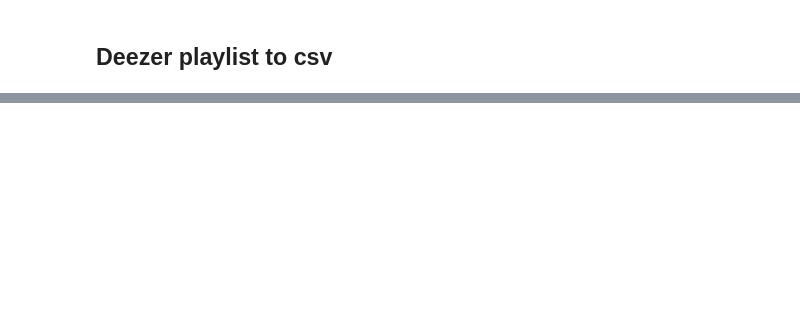
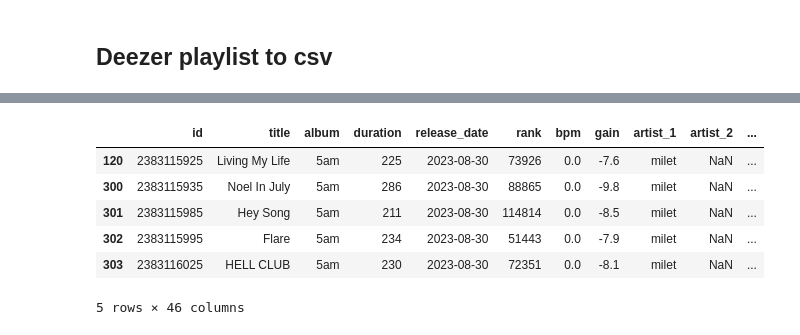
Before and after one commit to bloonsboy/discordboy, a Jupyter notebook: deezeer_extract.ipynb, the cells around one changed output, grey strips where cells are left out. Drawn from its saved outputs; the diff is of its cells as text; code cells hidden in the pictures; blank space fills up the shorter version.

```diff
--- a/deezeer_extract.ipynb
+++ b/deezeer_extract.ipynb
@@ -123,0 +178,24 @@ artist_summary
+# %%
+# Create a dictionary to map artist names to their order in artist_summary
+artist_order = {artist: i for i, artist in enumerate(artist_summary['artist'])}
+
+# Define a function to get the minimum order of artists in a track
+def get_min_artist_order(row):
+  artist_orders = [artist_order.get(row[artist], float('inf')) for artist in artist_columns if row[artist] in artist_order]
+  return min(artist_orders) if artist_orders else float('inf')
+
+# Apply the function to df_tracks to get the order for each track
+df_tracks['artist_order'] = df_tracks.apply(get_min_artist_order, axis=1)
+
+# Sort df_tracks by the artist_order
+df_tracks_sorted = df_tracks.sort_values(by=['artist_order', 'album']).drop(columns='artist_order')
+
+df_tracks_sorted.head()
+# %% [output]
+|  | id | title | album | duration | release_date | rank | bpm | gain | artist_1 | artist_2 | ... |
+| 120 | 2383115925 | Living My Life | 5am | 225 | 2023-08-30 | 73926 | 0.0 | -7.6 | milet | NaN | ... |
+| 300 | 2383115935 | Noel In July | 5am | 286 | 2023-08-30 | 88865 | 0.0 | -9.8 | milet | NaN | ... |
+| 301 | 2383115985 | Hey Song | 5am | 211 | 2023-08-30 | 114814 | 0.0 | -8.5 | milet | NaN | ... |
+| 302 | 2383115995 | Flare | 5am | 234 | 2023-08-30 | 51443 | 0.0 | -7.9 | milet | NaN | ... |
+| 303 | 2383116025 | HELL CLUB | 5am | 230 | 2023-08-30 | 72351 | 0.0 | -8.1 | milet | NaN | ... |
+5 rows × 46 columns
```
Also changed, not shown: parts of 5 cells of this notebook, 1 other file.
